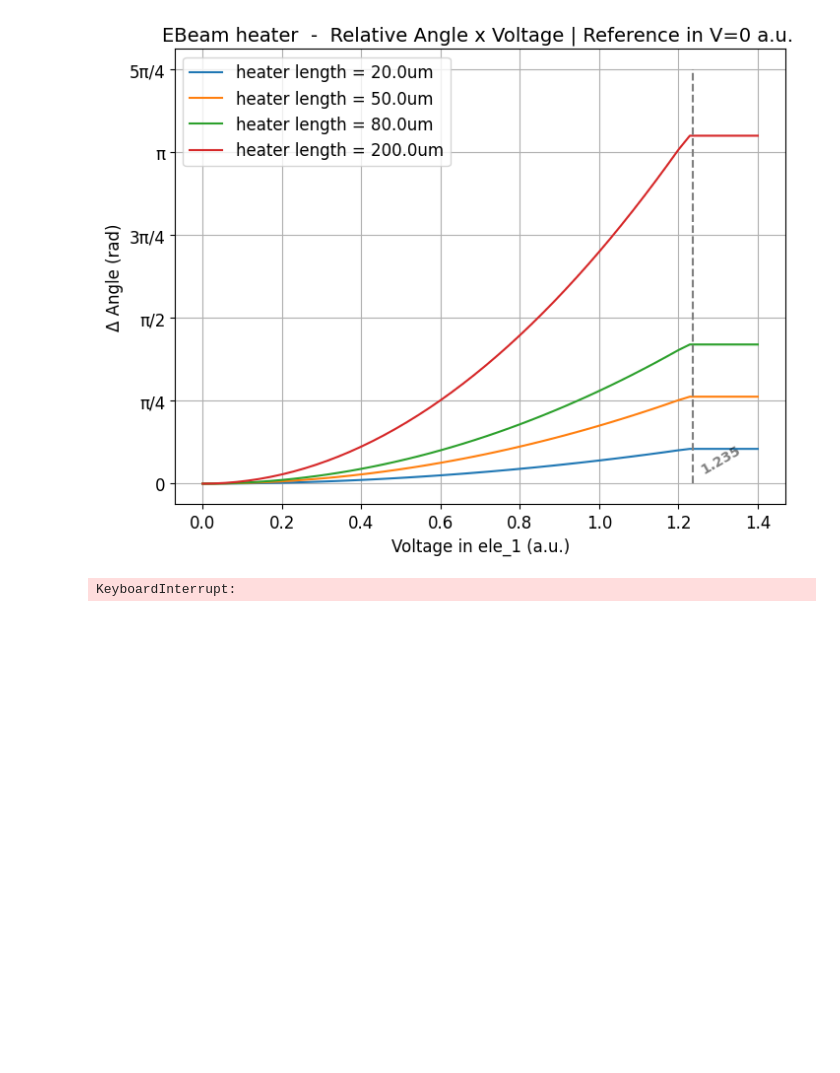
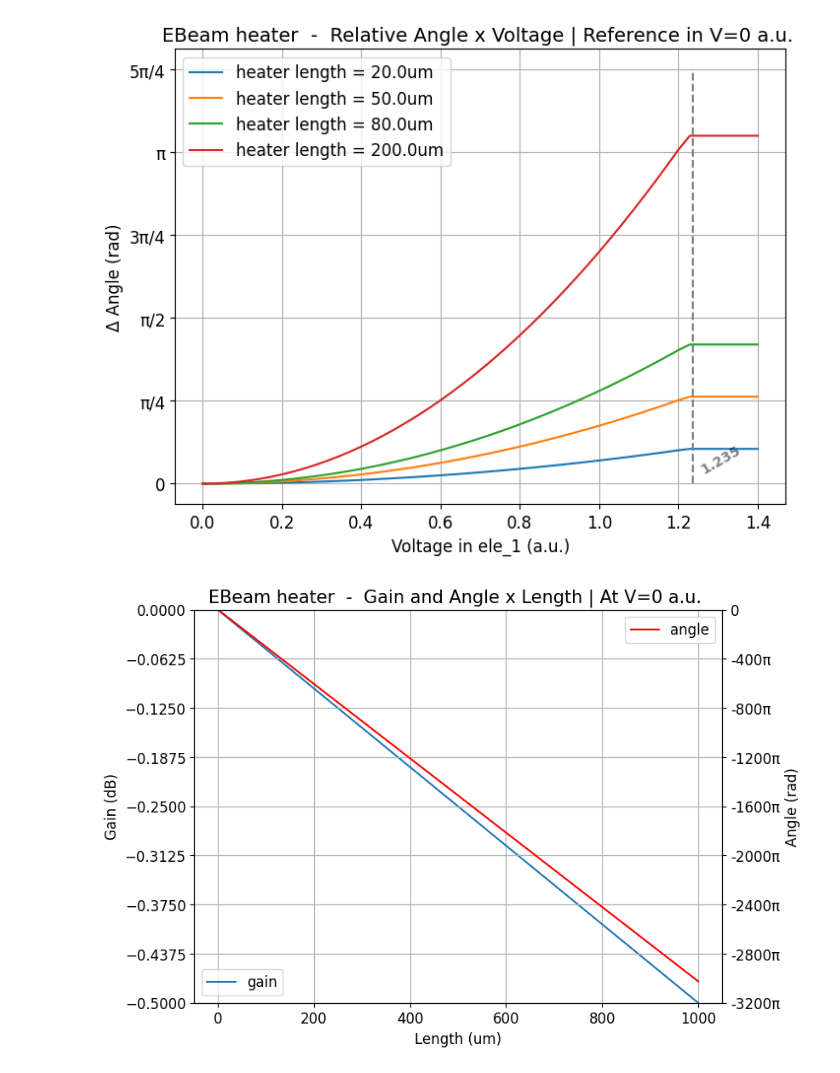
Before and after one commit to CaioRodrigues200/Programmable-Multifunctional-Circuit, a Jupyter notebook: Simulations/INTERCONNECT_Caio.ipynb, the cells around one changed output. Drawn from its saved outputs; the diff is of its cells as text; code cells hidden in the pictures; blank space fills up the shorter version.

```diff
--- a/Simulations/INTERCONNECT_Caio.ipynb
+++ b/Simulations/INTERCONNECT_Caio.ipynb
@@ -520,7 +520,7 @@ plt.savefig(datapath+"/"+"Angle x voltage x Length.png", transparent=False, face
 inter.switchtolayout()
 
 VoltageArray = np.linspace(0,0,1)
-hLenArray = np.linspace(1e-6,100e-6,160)
+hLenArray = np.linspace(1e-6,1000e-6,10)
 
 progress = tqdm(total= len(hLenArray))
 
@@ -528,40 +528,43 @@ Port1Gain = np.zeros((1,len(hLenArray)))
 Port1Angle = np.zeros((1,len(hLenArray)))
 
 inter.setnamed('DC_1','amplitude',0)
 
 for j in range(len(hLenArray)):
     inter.switchtolayout()
     inter.setnamed('wg_heater_1','wg_length',hLenArray[j])
     inter.run()
 
     Port1Gain[0,j] = inter.getresult('ONA_1','input 1/mode 1/gain')['TE gain (dB)'][0]
-    Port1Angle[0,j] = inter.getresult('ONA_1','input 1/mode 1/angle')['TE angle (rad)'][0]
+    # Port1Angle[0,j] = inter.getresult('ONA_1','input 1/mode 1/angle')['TE angle (rad)'][0]
 
     progress.update(1)
 
 fig, ax1 = plt.subplots(figsize=(8,6))
 ax1.plot(hLenArray*1e6,Port1Gain[0,:],label='gain')
 ax1.set_xlabel('Length (um)',fontsize=12)
 ax1.set_ylabel('Gain (dB)',fontsize=12)
-dy1Array = np.linspace(-0.05,0,9)
+dy1Array = np.linspace(-0.5,0,9)
 ax1.set_yticks(dy1Array)
-ax1.set_ylim(-0.05,0)
+ax1.set_ylim(-0.5,0)
+
+AngleModel = 6.45077 - 9.508573*hLenArray*1e6  # Model considering linear phase variation in low wg lengths
 
 ax2 = ax1.twinx()
-ax2.plot(hLenArray*1e6,np.unwrap(Port1Angle[0,:]), label='angle', color='red')
+# ax2.plot(hLenArray*1e6,np.unwrap(Port1Angle[0,:]), label='angle', color='red')
+ax2.plot(hLenArray*1e6,AngleModel, label='angle', color='red')
 ax2.set_ylabel('Angle (rad)',fontsize=12)
-dy2Array = {'-16π':-16*pi,'-14π':-14*pi,'-12π':-12*pi,'-10π':-10*pi, '-8π':-8*pi, '-6π':-6*pi, '-4π':-4*pi, '-2π':-2*pi, '0':0,}
+dy2Array = {'-3200π':-3200*pi,'-2800π':-2800*pi,'-2400π':-2400*pi,'-2000π':-2000*pi, '-1600π':-1600*pi, '-1200π':-1200*pi, '-800π':-800*pi, '-400π':-400*pi, '0':0,}
 ax2.set_yticks(list(dy2Array.values()), labels=dy2Array.keys())
-ax2.set_ylim(-16*pi,0)
+ax2.set_ylim(-3200*pi,0)
 
 ax1.set_title(f'EBeam heater  -  Gain and Angle x Length | At V=0 a.u. ',fontsize=15)
-ax1.legend()
-ax2.legend(loc='lower left')
+ax1.legend(loc='lower left')
+ax2.legend(loc='upper right')
 ax1.grid()
 ax2.grid()
 
 datapath = '../Media/EBeam_heater'
 file_count = sum(len(files) for _, _, files in os.walk(datapath))
-plt.savefig(datapath+"/"+"Gain_Angle x Length2 (V=0).png", transparent=False, facecolor="white", bbox_inches="tight")
+plt.savefig(datapath+"/"+"Gain_Angle x Length (V=0).png", transparent=False, facecolor="white", bbox_inches="tight")
 # %% [output]
-KeyboardInterrupt:
+[figure, added]
```
Also changed, not shown: parts of 8 cells of this notebook, 7 other files.
